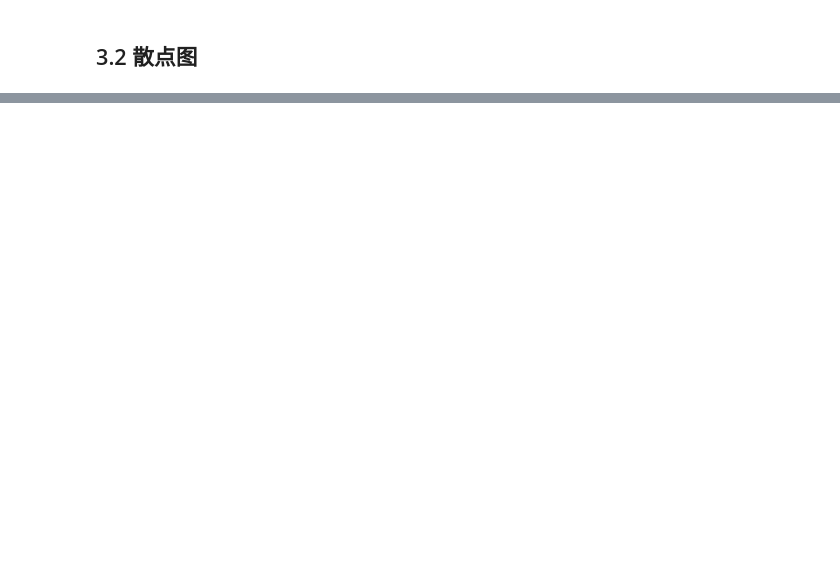
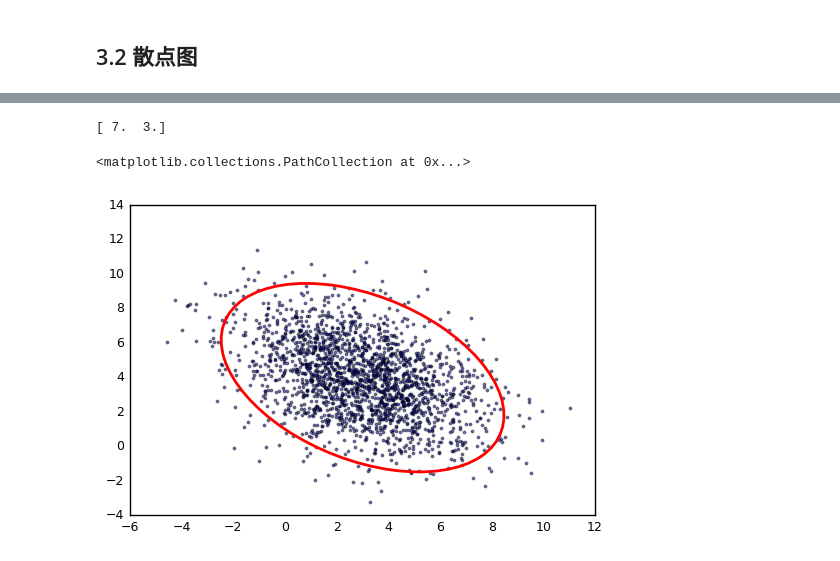
Before and after one commit to liuii/ProbRobotics, a Jupyter notebook: notebooks/00Basic/matplotlib.ipynb, the cells around one changed output, grey strips where cells are left out. Cells and saved outputs as stored; diff of their text form; code cells hidden in the pictures; blank space fills up the shorter version.

```diff
--- a/notebooks/00Basic/matplotlib.ipynb
+++ b/notebooks/00Basic/matplotlib.ipynb
@@ -233,0 +298,28 @@ ax.scatter(lowerSamples[:, 0], lowerSamples[:, 1], lowerSamples[:, 2], c='g', ma
+# %%
+# 将散点绘制到一起
+from matplotlib.patches import Ellipse
+
+mu = np.array([3, 4])
+sigma = np.array([5, -2, -2, 5]).reshape((2, 2))
+samples = np.random.multivariate_normal(mu, sigma, 2000)
+
+
+scale = np.sqrt(5.991) * 2
+e, v = np.linalg.eig(sigma)
+width = np.sqrt(e[0]) * scale
+length = np.sqrt(e[1]) * scale
+alpha = np.degrees(np.arctan(v[1][0]/v[0][0]))
+print(e)
+
+fig = plt.figure('oval')
+ax = fig.add_subplot(111)
+
+ell = Ellipse(xy=mu, width=width, height=length, angle=alpha,
+              facecolor='none', edgecolor='r', linestyle = '-',  linewidth=2)
+
+ax.add_artist(ell)
+ax.scatter(samples[:,0], samples[:,1], s=3, c='b', alpha=0.5)
+# %% [output]
+[ 7.  3.]
+<matplotlib.collections.PathCollection at 0x...>
+[figure, added]
```
Also changed, not shown: parts of 14 cells of this notebook, 1 other file.
